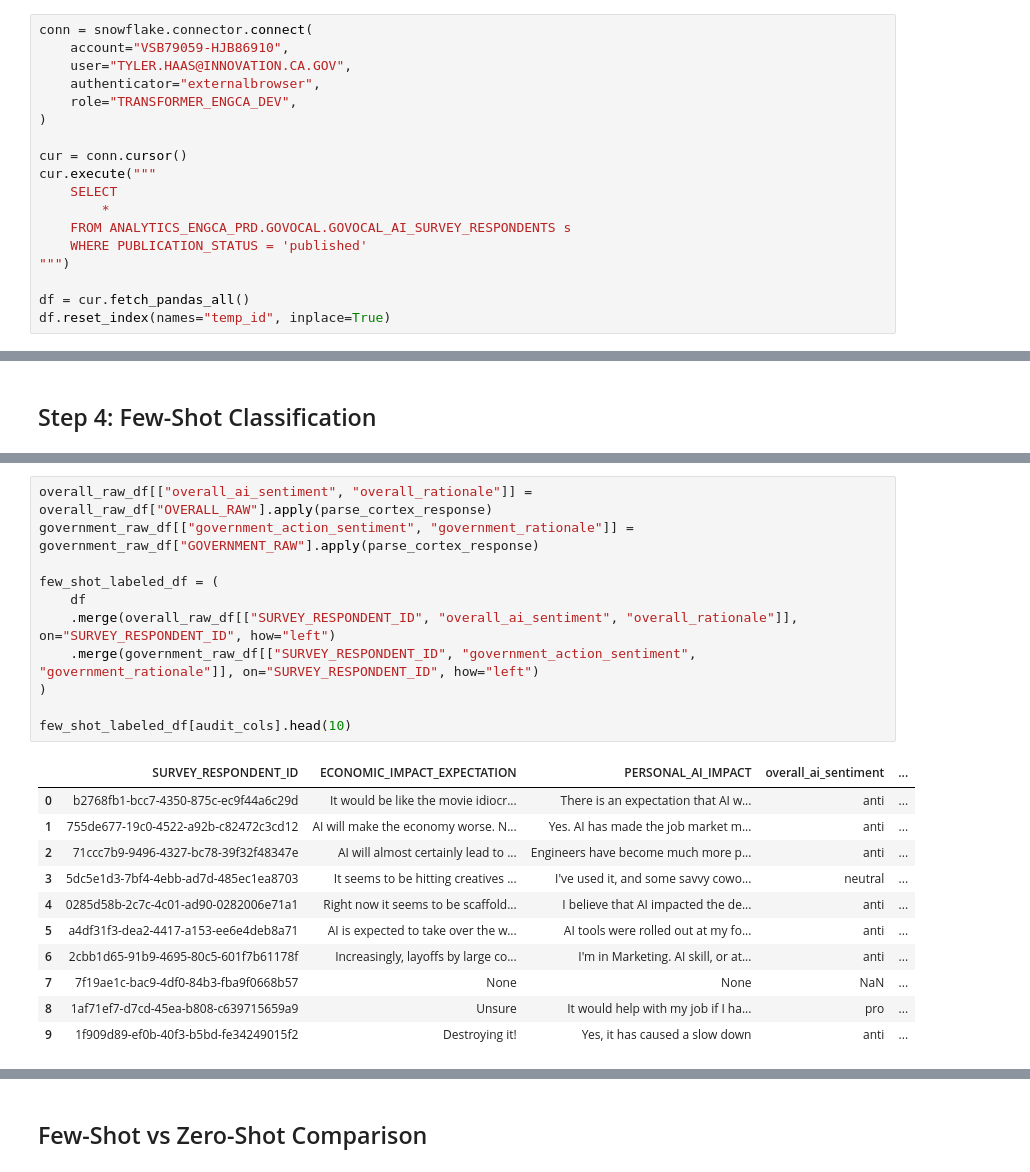
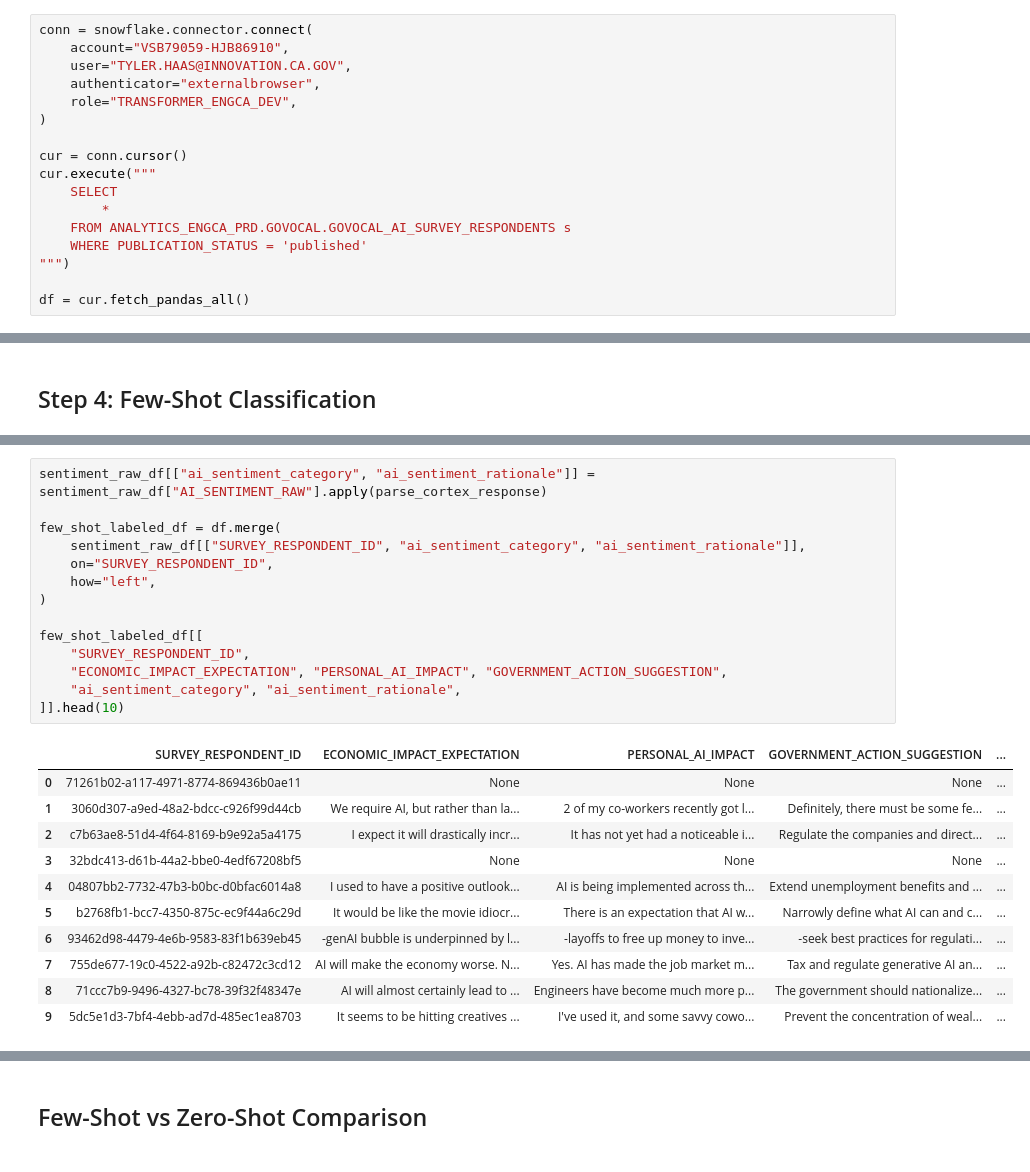
Before and after one commit to cagov/caldata-engaged-california, a Jupyter notebook: notebooks/ai_impact_survey/sentiment_analysis.ipynb, the cells around one changed output, grey strips where cells are left out. Drawn from its saved outputs; the diff is of its cells as text.

Commit message:
Update to remove gov action sentiment, eval 2 vs 3 column context

```diff
--- a/notebooks/ai_impact_survey/sentiment_analysis.ipynb
+++ b/notebooks/ai_impact_survey/sentiment_analysis.ipynb
@@ -20,7 +20,6 @@ cur.execute("""
 """)
 
 df = cur.fetch_pandas_all()
-df.reset_index(names="temp_id", inplace=True)
 # %%
 df.head()
 # %% [output]
@@ -527,24 +557,27 @@ Government: 1352 rows classified
 # %%
-overall_raw_df[["overall_ai_sentiment", "overall_rationale"]] = overall_raw_df["OVERALL_RAW"].apply(parse_cortex_response)
-government_raw_df[["government_action_sentiment", "government_rationale"]] = government_raw_df["GOVERNMENT_RAW"].apply(parse_cortex_response)
+sentiment_raw_df[["ai_sentiment_category", "ai_sentiment_rationale"]] = sentiment_raw_df["AI_SENTIMENT_RAW"].apply(parse_cortex_response)
 
-few_shot_labeled_df = (
-    df
-    .merge(overall_raw_df[["SURVEY_RESPONDENT_ID", "overall_ai_sentiment", "overall_rationale"]], on="SURVEY_RESPONDENT_ID", how="left")
-    .merge(government_raw_df[["SURVEY_RESPONDENT_ID", "government_action_sentiment", "government_rationale"]], on="SURVEY_RESPONDENT_ID", how="left")
+few_shot_labeled_df = df.merge(
+    sentiment_raw_df[["SURVEY_RESPONDENT_ID", "ai_sentiment_category", "ai_sentiment_rationale"]],
+    on="SURVEY_RESPONDENT_ID",
+    how="left",
 )
 
-few_shot_labeled_df[audit_cols].head(10)
+few_shot_labeled_df[[
+    "SURVEY_RESPONDENT_ID",
+    "ECONOMIC_IMPACT_EXPECTATION", "PERSONAL_AI_IMPACT", "GOVERNMENT_ACTION_SUGGESTION",
+    "ai_sentiment_category", "ai_sentiment_rationale",
+]].head(10)
 # %% [output]
-|  | SURVEY_RESPONDENT_ID | ECONOMIC_IMPACT_EXPECTATION | PERSONAL_AI_IMPACT | overall_ai_sentiment | ... |
-| 0 | b2768fb1-bcc7-4350-875c-ec9f44a6c29d | It would be like the movie idiocr... | There is an expectation that AI w... | anti | ... |
-| 1 | 755de677-19c0-4522-a92b-c82472c3cd12 | AI will make the economy worse. N... | Yes. AI has made the job market m... | anti | ... |
-| 2 | 71ccc7b9-9496-4327-bc78-39f32f48347e | AI will almost certainly lead to ... | Engineers have become much more p... | anti | ... |
-| 3 | 5dc5e1d3-7bf4-4ebb-ad7d-485ec1ea8703 | It seems to be hitting creatives ... | I've used it, and some savvy cowo... | neutral | ... |
-| 4 | 0285d58b-2c7c-4c01-ad90-0282006e71a1 | Right now it seems to be scaffold... | I believe that AI impacted the de... | anti | ... |
-| 5 | a4df31f3-dea2-4417-a153-ee6e4deb8a71 | AI is expected to take over the w... | AI tools were rolled out at my fo... | anti | ... |
-| 6 | 2cbb1d65-91b9-4695-80c5-601f7b61178f | Increasingly, layoffs by large co... | I'm in Marketing. AI skill, or at... | anti | ... |
-| 7 | 7f19ae1c-bac9-4df0-84b3-fba9f0668b57 | None | None | NaN | ... |
-| 8 | 1af71ef7-d7cd-45ea-b808-c639715659a9 | Unsure | It would help with my job if I ha... | pro | ... |
-| 9 | 1f909d89-ef0b-40f3-b5bd-fe34249015f2 | Destroying it! | Yes, it has caused a slow down | anti | ... |
+|  | SURVEY_RESPONDENT_ID | ECONOMIC_IMPACT_EXPECTATION | PERSONAL_AI_IMPACT | GOVERNMENT_ACTION_SUGGESTION | ... |
+| 0 | 71261b02-a117-4971-8774-869436b0ae11 | None | None | None | ... |
+| 1 | 3060d307-a9ed-48a2-bdcc-c926f99d44cb | We require AI, but rather than la... | 2 of my co-workers recently got l... | Definitely, there must be some fe... | ... |
+| 2 | c7b63ae8-51d4-4f64-8169-b9e92a5a4175 | I expect it will drastically incr... | It has not yet had a noticeable i... | Regulate the companies and direct... | ... |
+| 3 | 32bdc413-d61b-44a2-bbe0-4edf67208bf5 | None | None | None | ... |
+| 4 | 04807bb2-7732-47b3-b0bc-d0bfac6014a8 | I used to have a positive outlook... | AI is being implemented across th... | Extend unemployment benefits and ... | ... |
+| 5 | b2768fb1-bcc7-4350-875c-ec9f44a6c29d | It would be like the movie idiocr... | There is an expectation that AI w... | Narrowly define what AI can and c... | ... |
+| 6 | 93462d98-4479-4e6b-9583-83f1b639eb45 | -genAI bubble is underpinned by l... | -layoffs to free up money to inve... | -seek best practices for regulati... | ... |
+| 7 | 755de677-19c0-4522-a92b-c82472c3cd12 | AI will make the economy worse. N... | Yes. AI has made the job market m... | Tax and regulate generative AI an... | ... |
+| 8 | 71ccc7b9-9496-4327-bc78-39f32f48347e | AI will almost certainly lead to ... | Engineers have become much more p... | The government should nationalize... | ... |
+| 9 | 5dc5e1d3-7bf4-4ebb-ad7d-485ec1ea8703 | It seems to be hitting creatives ... | I've used it, and some savvy cowo... | Prevent the concentration of weal... | ... |
 # %%
```
Also changed, not shown: parts of 19 cells of this notebook.
